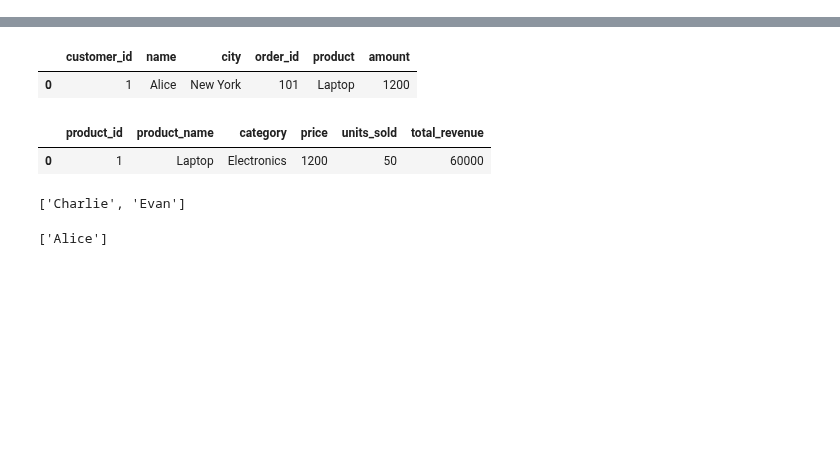
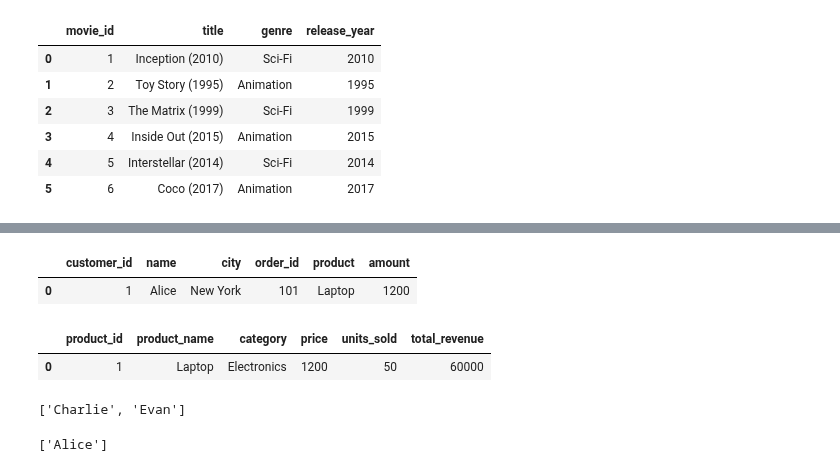
Before and after one commit to edmiller824/sf_tech, a Jupyter notebook: reps.ipynb, the cells around one changed output, grey strips where cells are left out. Drawn from its saved outputs; the diff is of its cells as text; code cells hidden in the pictures; blank space fills up the shorter version.

Commit message:
pandas practice

```diff
--- a/reps.ipynb
+++ b/reps.ipynb
@@ -1,3 +103,53 @@
+# %%
+"""
+	1.	Average rating per movie (include count_ratings).
+	2.	Top 2 movies per genre by average rating (tie ‑ safe).
+	3.	Users with >2 ratings and their most recent rating (movie + rating + date).
+	4.	List comprehension: extract the year from title into a new year column (ints), e.g., "Inception (2010)" → 2010.
+"""
+import pandas as pd
+
+movies = pd.DataFrame({
+    "movie_id": [1, 2, 3, 4, 5, 6],
+    "title": ["Inception (2010)", "Toy Story (1995)", "The Matrix (1999)",
+              "Inside Out (2015)", "Interstellar (2014)", "Coco (2017)"],
+    "genre": ["Sci-Fi", "Animation", "Sci-Fi", "Animation", "Sci-Fi", "Animation"]
+})
+
+ratings = pd.DataFrame({
+    "user_id": [10,10,11,11,12,12,12,13,13,14,14,15,15,15],
+    "movie_id": [1,2,1,3,1,4,5,2,6,3,5,2,4,6],
+    "rating": [5,4,4,5,5,4,4,5,5,4,5,3,5,4],
+    "rated_at": pd.to_datetime([
+        "2024-01-01","2024-01-03","2024-01-02","2024-01-04",
+        "2024-01-05","2024-01-07","2024-01-08","2024-01-06","2024-01-09",
+        "2024-01-10","2024-01-12","2024-01-11","2024-01-13","2024-01-14"
+    ])
+})
+
+merged = movies.merge(ratings, how='inner', on='movie_id')
+avg_ratings = merged.groupby(['movie_id', 'title', 'genre'], as_index=False).agg(avg_rating=('rating', 'mean'), rating_count=('rating', 'count'))
+
+top_2 = avg_ratings.groupby('genre', group_keys=False).apply(lambda x: x.nlargest(2, 'avg_rating')).reset_index(drop=True)
+
+vc = merged['user_id'].value_counts()
+vc_df = vc[vc > 2].reset_index()
+gt_2 = vc_df['user_id'].to_list()
+users = merged[merged['user_id'].isin(gt_2)]
+user_ratings = users.groupby(['user_id'], group_keys=False).apply(lambda x: x.nlargest(1, 'rated_at'))
+user_ratings[['user_id', 'title', 'rating', 'rated_at']]
+
+
+movies['release_year'] = [int(x.split()[-1].strip('()')) for x in movies['title']]
+movies
+# %% [output]
+|  | movie_id | title | genre | release_year |
+| 0 | 1 | Inception (2010) | Sci-Fi | 2010 |
+| 1 | 2 | Toy Story (1995) | Animation | 1995 |
+| 2 | 3 | The Matrix (1999) | Sci-Fi | 1999 |
+| 3 | 4 | Inside Out (2015) | Animation | 2015 |
+| 4 | 5 | Interstellar (2014) | Sci-Fi | 2014 |
+| 5 | 6 | Coco (2017) | Animation | 2017 |
 # %%
 """
 	1.	Left join customers ↔ orders so that customers with no orders still appear (orders columns as NaN).
```
Also changed, not shown: parts of 3 cells of this notebook.
